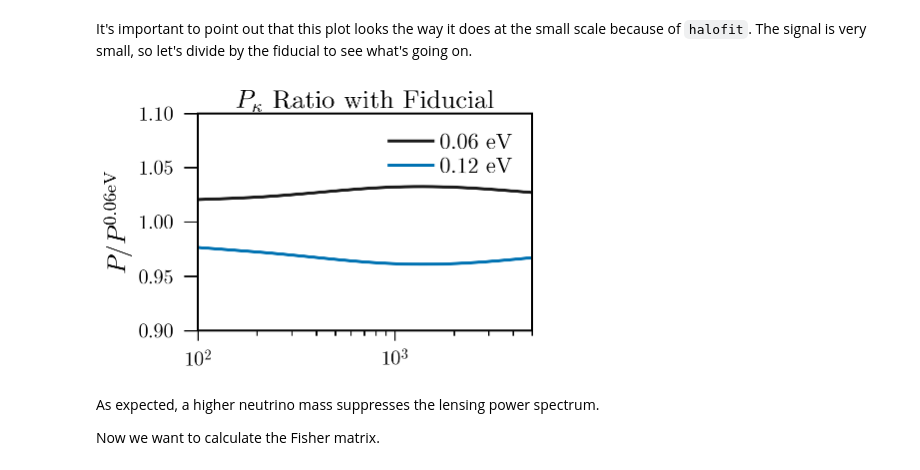
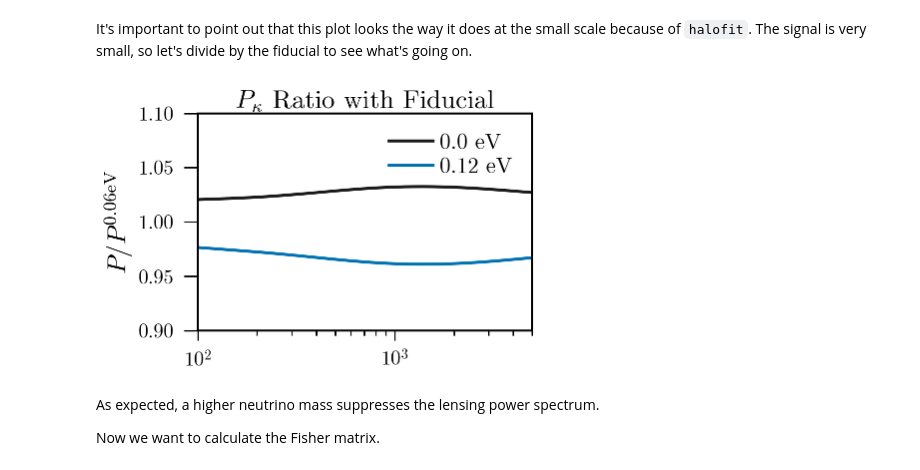
Before and after one commit to xzackli/fishchips-public, a Jupyter notebook: notebooks/Galaxy Lensing.ipynb, the cells around one changed output. Saved outputs shown, nothing was run; the diff lists cells and outputs as text; code cells hidden in the pictures.

```diff
--- a/notebooks/Galaxy Lensing.ipynb
+++ b/notebooks/Galaxy Lensing.ipynb
@@ -88,19 +88,19 @@ plt.title('$P_{\kappa}$ with $z_s=1$ Dirac Kernel');
 It's important to point out that this plot looks the way it does at the small scale because of `halofit`. The signal is very small, so let's divide by the fiducial to see what's going on.
 # %%
 PS_fid[PS_fid==0.0] = 1.0 # avoid divide by zero for l=0, l=1 bins
-plt.plot( ell, (PS_left/PS_fid), '-', label='0.06 eV' )
+plt.plot( ell, (PS_left/PS_fid), '-', label='0.0 eV' )
 plt.plot( ell, (PS_right/PS_fid), '-', label='0.12 eV' )
 
 # plt.yscale('log')
 plt.xscale('log')
 plt.xlim(1e2,5e3)
 
 plt.ylabel(r'$ P / P^{\mathrm{0.06eV}}$')
 plt.ylim(0.9, 1.1)
 plt.legend()
 plt.title('$P_{\kappa}$ Ratio with Fiducial');
 # %% [output]
-[figure, old version]
+[figure, new version]
 # %% [markdown]
 As expected, a higher neutrino mass suppresses the lensing power spectrum.
 
```
